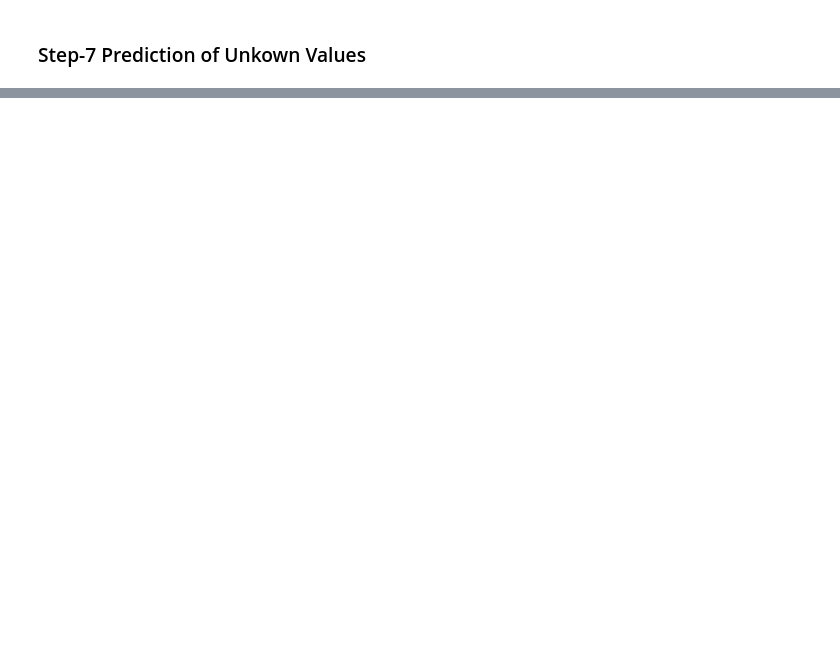
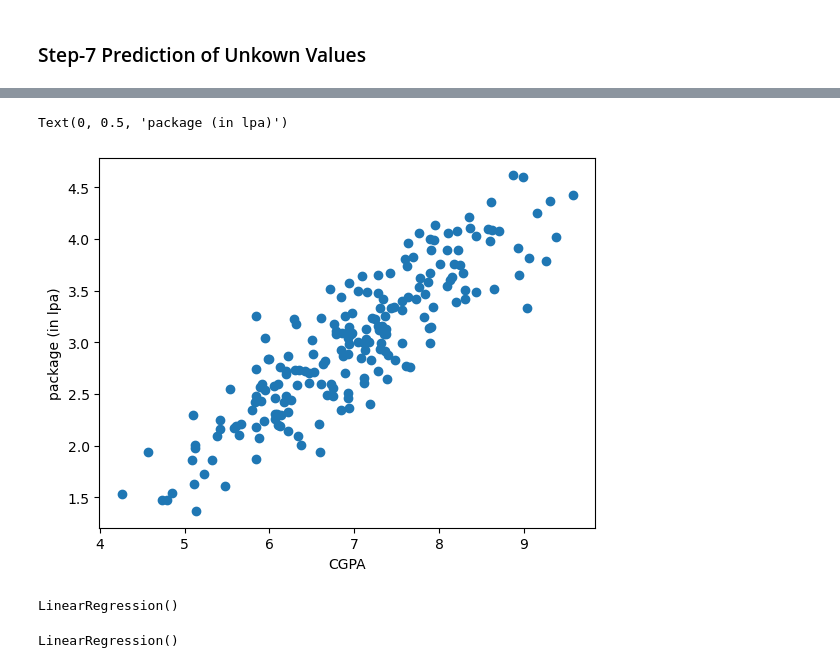
Before and after one commit to uzairafridi00/machine-learning, a Jupyter notebook: Code/SimpleLinearRegression.ipynb, the cells around one changed output, grey strips where cells are left out. Saved outputs shown, nothing was run; the diff lists cells and outputs as text; code cells hidden in the pictures; blank space fills up the shorter version.

```diff
--- a/Code/SimpleLinearRegression.ipynb
+++ b/Code/SimpleLinearRegression.ipynb
@@ -96,0 +71,3 @@ array([36092.67427736, 45405.24940409, 54717.82453082, 64030.39965754,
+# %%
+df = pd.read_csv('assets/placement.csv')
+df.head()
@@ -96,0 +81,8 @@ array([36092.67427736, 45405.24940409, 54717.82453082, 64030.39965754,
+# %%
+# splitting the variables
+X = df[['cgpa']]
+y = df[['package']]
+
+# another way to split the data
+# X = df.iloc[:, 0:1]
+# y = df.iloc[:, -1]
@@ -96,0 +107,7 @@ array([36092.67427736, 45405.24940409, 54717.82453082, 64030.39965754,
+# %%
+plt.scatter(X, y)
+plt.xlabel('CGPA')
+plt.ylabel('package (in lpa)')
+# %% [output]
+Text(0, 0.5, 'package (in lpa)')
+[figure, added]
@@ -96,0 +119,11 @@ array([36092.67427736, 45405.24940409, 54717.82453082, 64030.39965754,
+# %%
+# making model
+from sklearn.linear_model import LinearRegression
+lr = LinearRegression()
+lr
+# %% [output]
+LinearRegression()
+# %%
+lr.fit(X_train, y_train)
+# %% [output]
+LinearRegression()
```
Also changed, not shown: parts of 25 cells of this notebook, 2 other files.
